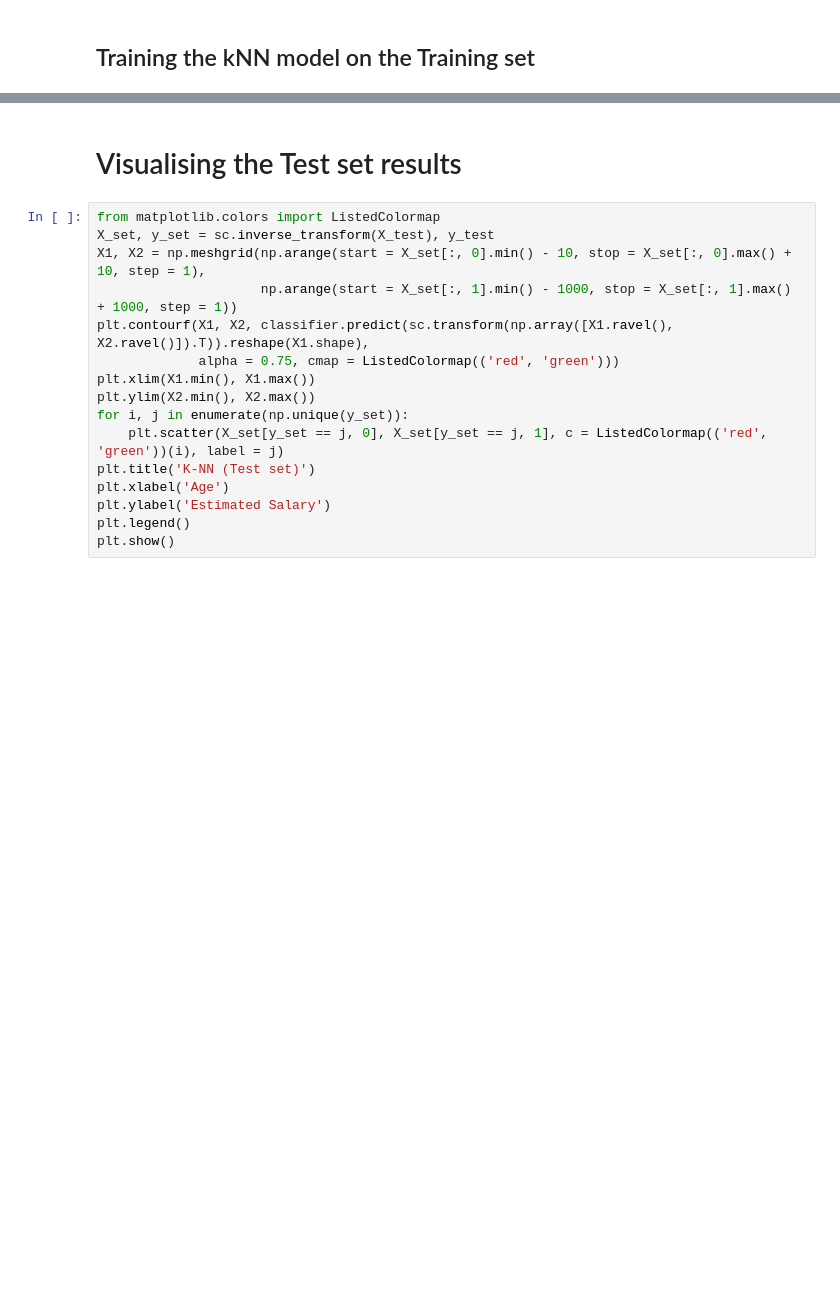
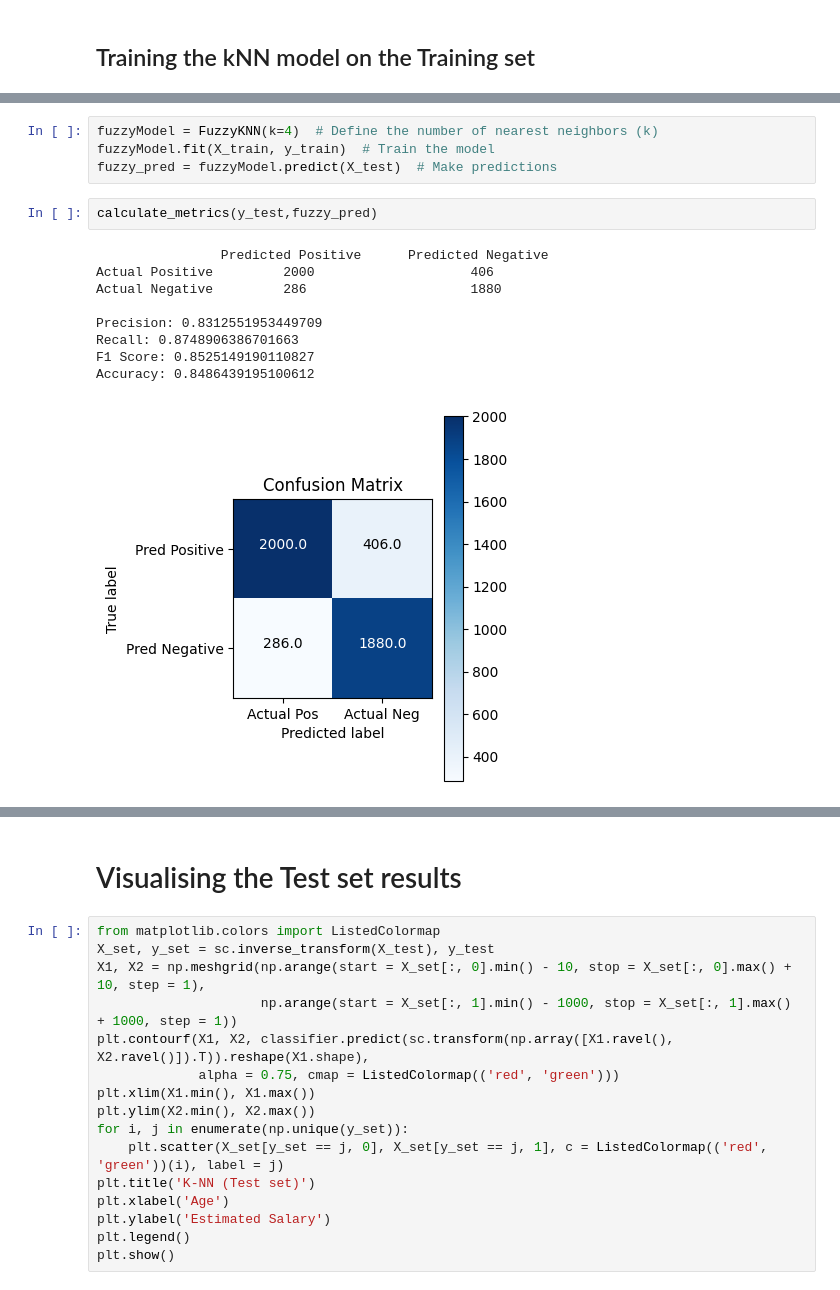
Before and after one commit to mit-riya/Phishing-URL-Detection, a Jupyter notebook: knn-algorithms.ipynb, the cells around one changed output, grey strips where cells are left out. Saved outputs shown, nothing was run; the diff lists cells and outputs as text; blank space fills up the shorter version.

```diff
--- a/knn-algorithms.ipynb
+++ b/knn-algorithms.ipynb
@@ -464,0 +252,16 @@ accuracy_score(y_test, EKNN_pred)
+# %%
+fuzzyModel = FuzzyKNN(k=4)  # Define the number of nearest neighbors (k)
+fuzzyModel.fit(X_train, y_train)  # Train the model
+fuzzy_pred = fuzzyModel.predict(X_test)  # Make predictions
+# %%
+calculate_metrics(y_test,fuzzy_pred)
+# %% [output]
+                Predicted Positive      Predicted Negative
+Actual Positive         2000                    406
+Actual Negative         286                     1880
+
+Precision: 0.8312551953449709
+Recall: 0.8748906386701663
+F1 Score: 0.8525149190110827
+Accuracy: 0.8486439195100612
+[figure, added]
```
Also changed, not shown: parts of 78 cells of this notebook.
